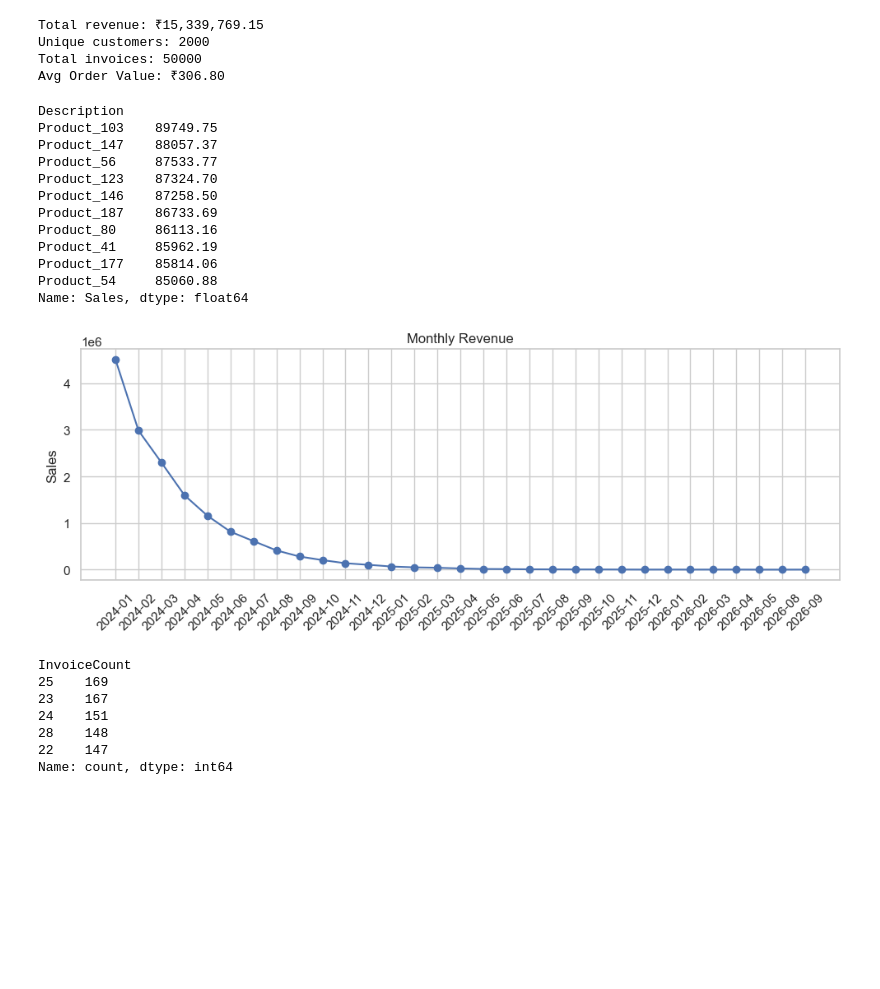
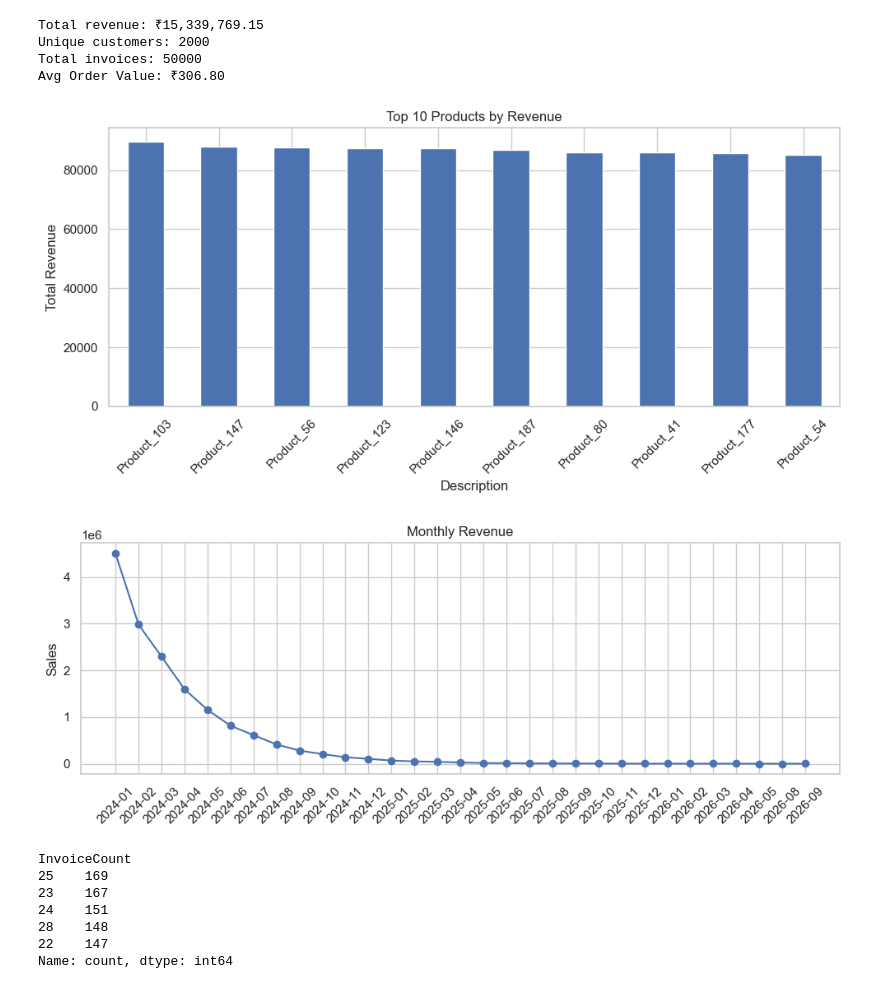
Before and after one commit to Pranjay-Kanyal/Customer-Purchase-Behavior-Analysis-Sales-Prediction, a Jupyter notebook: customer_behavior_analysis.ipynb, the cells around one changed output. Saved outputs shown, nothing was run; the diff lists cells and outputs as text; code cells hidden in the pictures; blank space fills up the shorter version.

```diff
--- a/customer_behavior_analysis.ipynb
+++ b/customer_behavior_analysis.ipynb
@@ -60,32 +60,37 @@ Unique customers: 2000
 Total invoices: 50000
 Avg Order Value: ₹306.80
 # %%
-# Top products by revenue
-top_products = df.groupby('Description')['Sales'].sum().sort_values(ascending=False).head(10)
-display(top_products)
+# Top 10 products by total revenue
+product_revenue = df.groupby('Description')['Sales'].sum().sort_values(ascending=False)
+
+top10_products = product_revenue.head(10)
+
+plt.figure(figsize=(10,5))
+top10_products.plot(kind='bar')
+plt.title("Top 10 Products by Revenue")
+plt.ylabel("Total Revenue")
+plt.xticks(rotation=45)
+plt.tight_layout()
+
+# Save image (optional for GitHub)
+plt.savefig("top_products_revenue.png", dpi=300)
+
+plt.show()
+
+top10_products
 
 # Plot monthly revenue
 monthly = df.groupby('YearMonth')['Sales'].sum().reset_index()
 plt.figure(figsize=(10,4))
 plt.plot(monthly['YearMonth'], monthly['Sales'], marker='o')
 plt.xticks(rotation=45)
 plt.title("Monthly Revenue")
 plt.ylabel("Sales")
 plt.tight_layout()
+plt.savefig("revenue_trend.png", bbox_inches="tight")
 # %% [output]
-Description
-Product_103    89749.75
-Product_147    88057.37
-Product_56     87533.77
-Product_123    87324.70
-Product_146    87258.50
-Product_187    86733.69
-Product_80     86113.16
-Product_41     85962.19
-Product_177    85814.06
-Product_54     85060.88
-Name: Sales, dtype: float64
-[figure, old version]
+[figure, new version]
+[figure, added]
 # %%
 first_purchase = df.groupby('CustomerID')['InvoiceDate'].min().reset_index().rename(columns={'InvoiceDate':'FirstPurchase'})
 df = df.merge(first_purchase, on='CustomerID', how='left')
```
Also changed, not shown: parts of 1 cell of this notebook.
